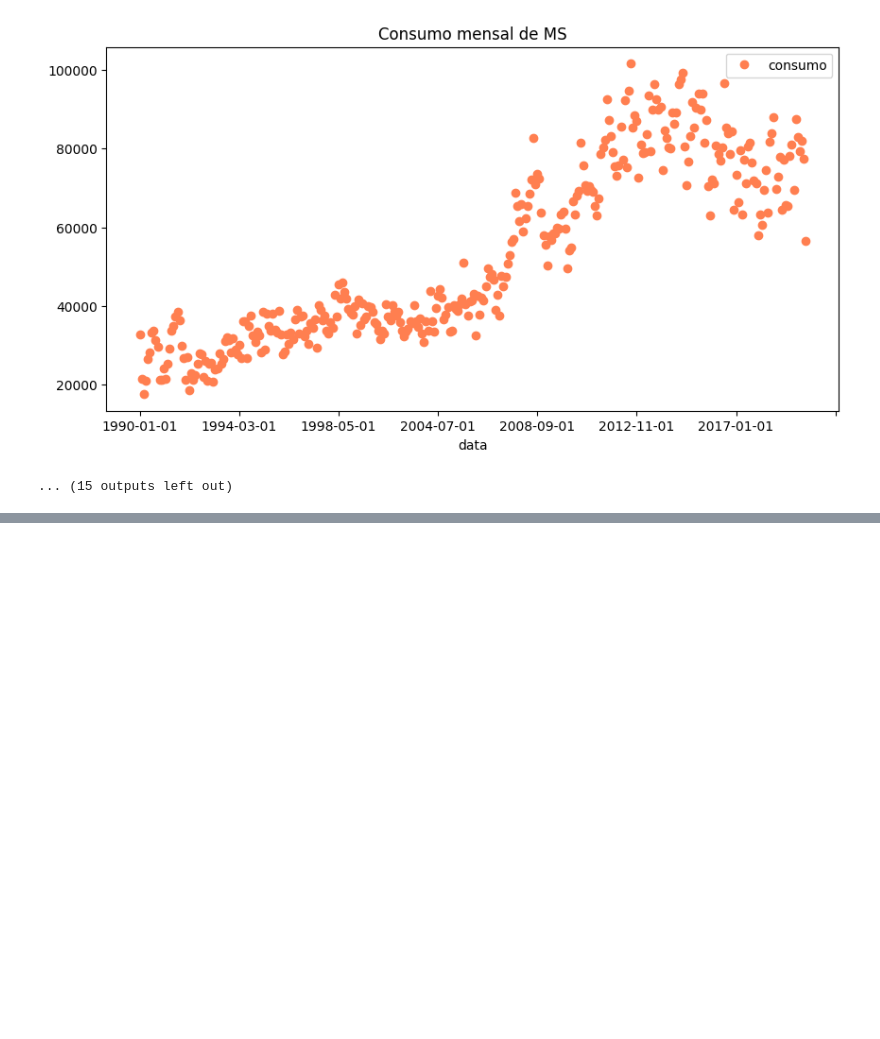
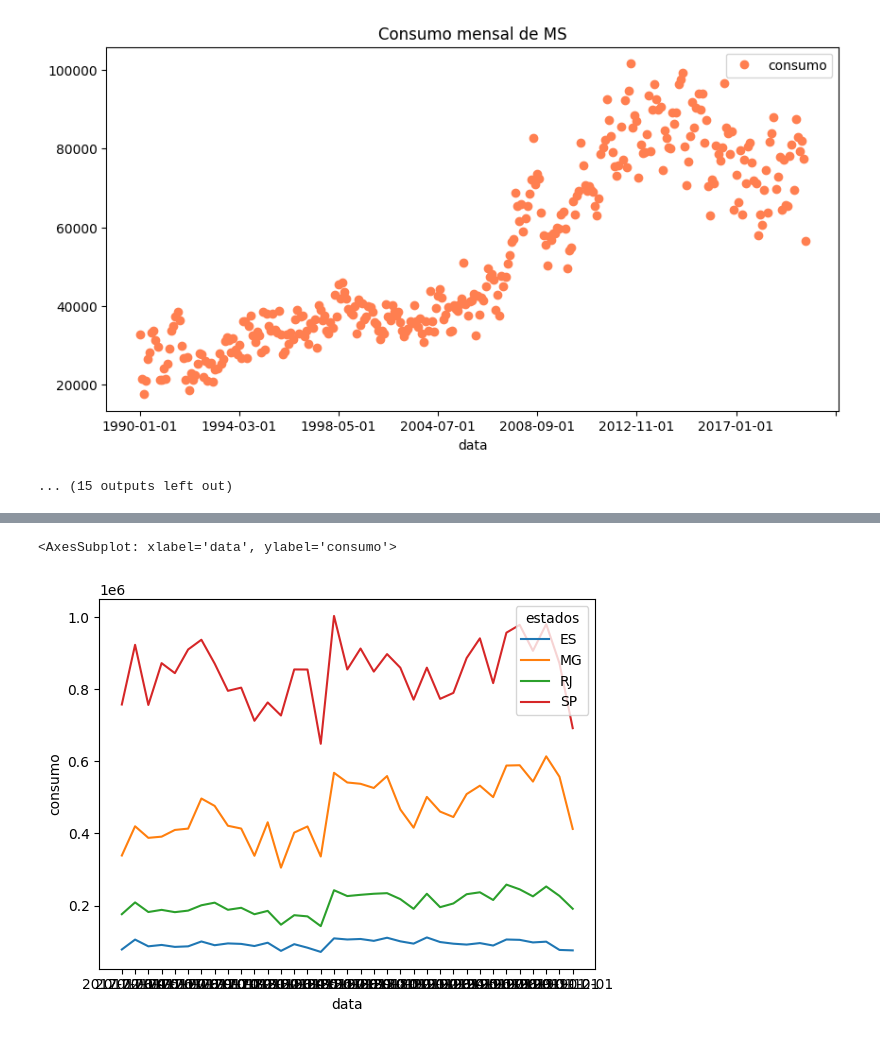
Before and after one commit to LeiteJu/TCC, a Jupyter notebook: notebooks/eda.ipynb, the cells around one changed output, grey strips where cells are left out. Saved outputs shown, nothing was run; the diff lists cells and outputs as text; code cells hidden in the pictures; blank space fills up the shorter version.

```diff
--- a/notebooks/eda.ipynb
+++ b/notebooks/eda.ipynb
@@ -242,0 +302,5 @@ for state in range(27):
+# %%
+sns.lineplot(data=y[y['regiao'] == 'SUDESTE'], x=y[y['regiao'] == 'SUDESTE'].index, y='consumo', hue="estados")
+# %% [output]
+<AxesSubplot: xlabel='data', ylabel='consumo'>
+[figure, added]
```
Also changed, not shown: parts of 14 cells of this notebook, 7 other files.
